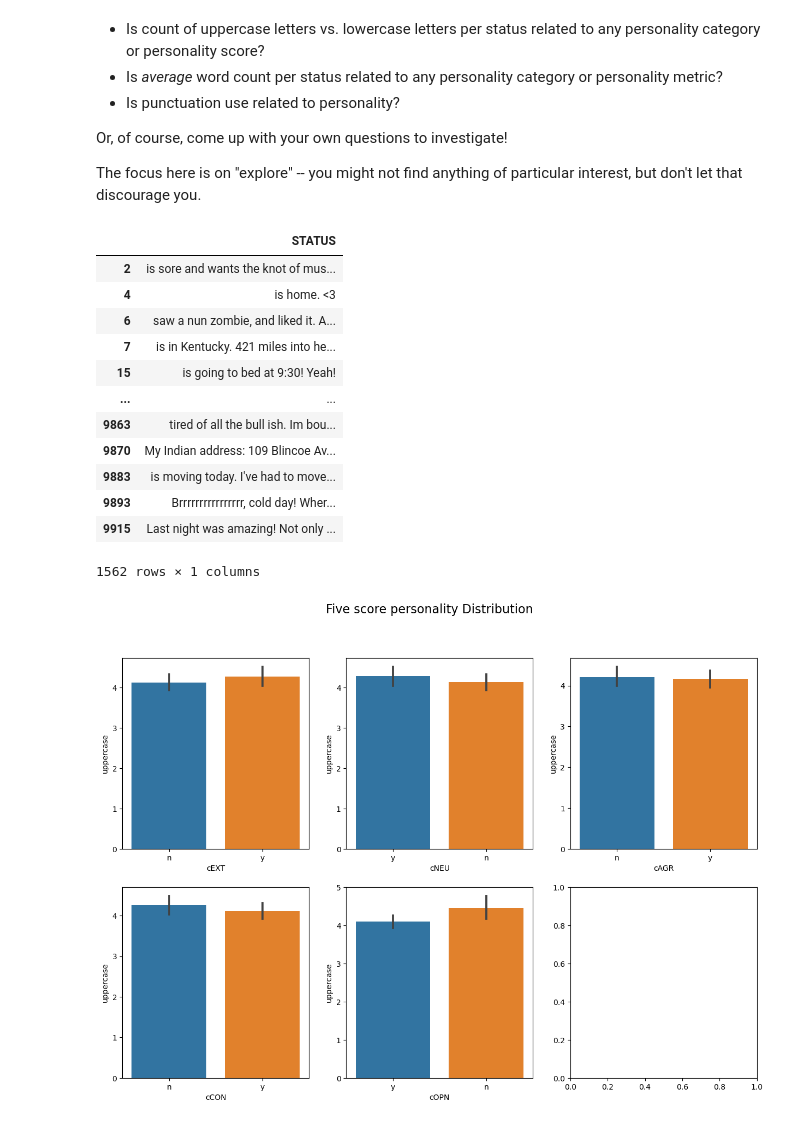
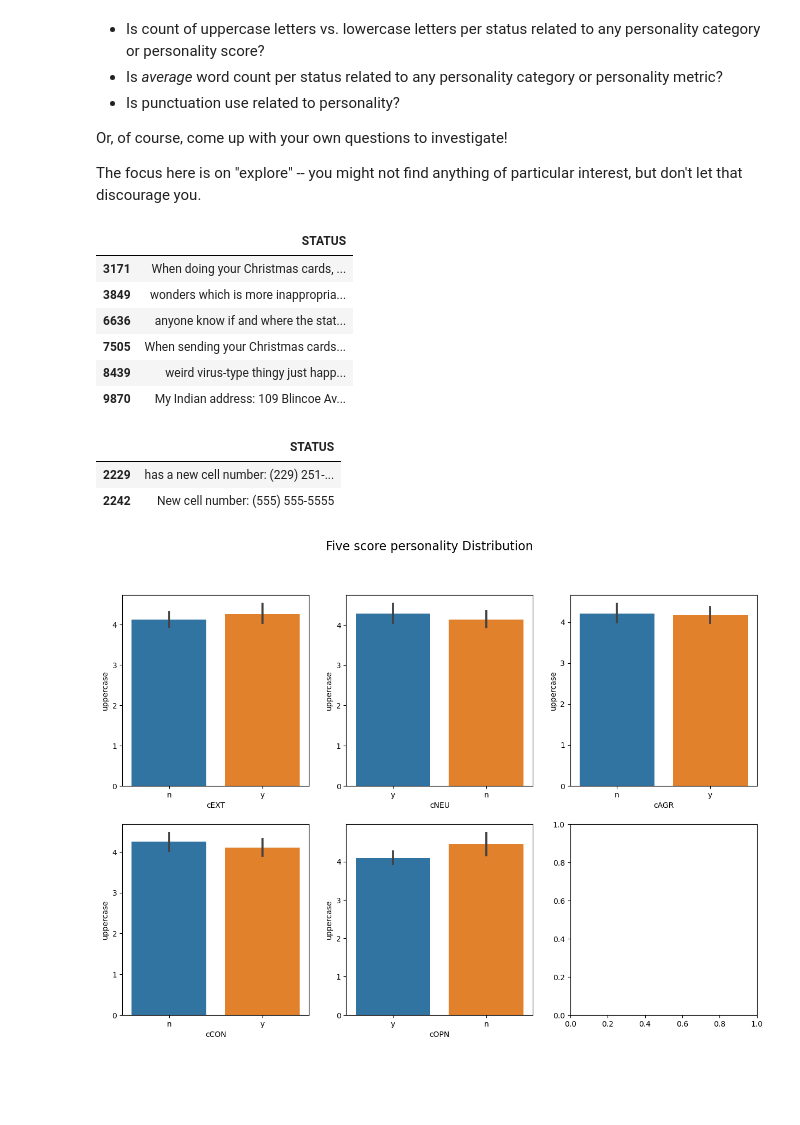
Before and after one commit to suwichacle22/five_traits_eda, a Jupyter notebook: starter-code.ipynb, the cells around one changed output. Cells and saved outputs as stored; diff of their text form; code cells hidden in the pictures; blank space fills up the shorter version.

```diff
--- a/starter-code.ipynb
+++ b/starter-code.ipynb
@@ -598,25 +598,28 @@ Some questions you might explore:
 Or, of course, come up with your own questions to investigate!
 
 The focus here is on "explore" -- you might not find anything of particular interest, but don't let that discourage you.
+# %%
+# numbers been redacted, or are phone numbers, house numbers, or zip codes in the dataset
+df[df['STATUS'].str.contains('address')][['STATUS']]
+
+# There are house number been redacted in this dataset index 3171
+# %% [output]
+|  | STATUS |
+| 3171 | When doing your Christmas cards, ... |
+| 3849 | wonders which is more inappropria... |
+| 6636 | anyone know if and where the stat... |
+| 7505 | When sending your Christmas cards... |
+| 8439 | weird virus-type thingy just happ... |
+| 9870 | My Indian address: 109 Blincoe Av... |
 # %%
 # numbers been redacted, or are phone numbers, house numbers, or zip codes in the dataset
-df[df['STATUS'].str.contains('[0-90-9+]')][['STATUS']]
+df[df['STATUS'].str.contains('cell number')][['STATUS']]
 
-# There are no phone number or house numbers or zip codes in this dataset
+# There are cell number been redacted in this dataset
 # %% [output]
 |  | STATUS |
-| 2 | is sore and wants the knot of mus... |
-| 4 | is home. <3 |
-| 6 | saw a nun zombie, and liked it. A... |
-| 7 | is in Kentucky. 421 miles into he... |
-| 15 | is going to bed at 9:30! Yeah! |
-| ... | ... |
-| 9863 | tired of all the bull ish. Im bou... |
-| 9870 | My Indian address: 109 Blincoe Av... |
-| 9883 | is moving today. I've had to move... |
-| 9893 | Brrrrrrrrrrrrrrrr, cold day! Wher... |
-| 9915 | Last night was amazing! Not only ... |
+| 2229 | has a new cell number: (229) 251-... |
+| 2242 | New cell number: (555) 555-5555 |
-1562 rows × 1 columns
 # %%
 # Is count of uppercase letters vs. lowercase letters per status
 # related to any personality category or personality score?
```
